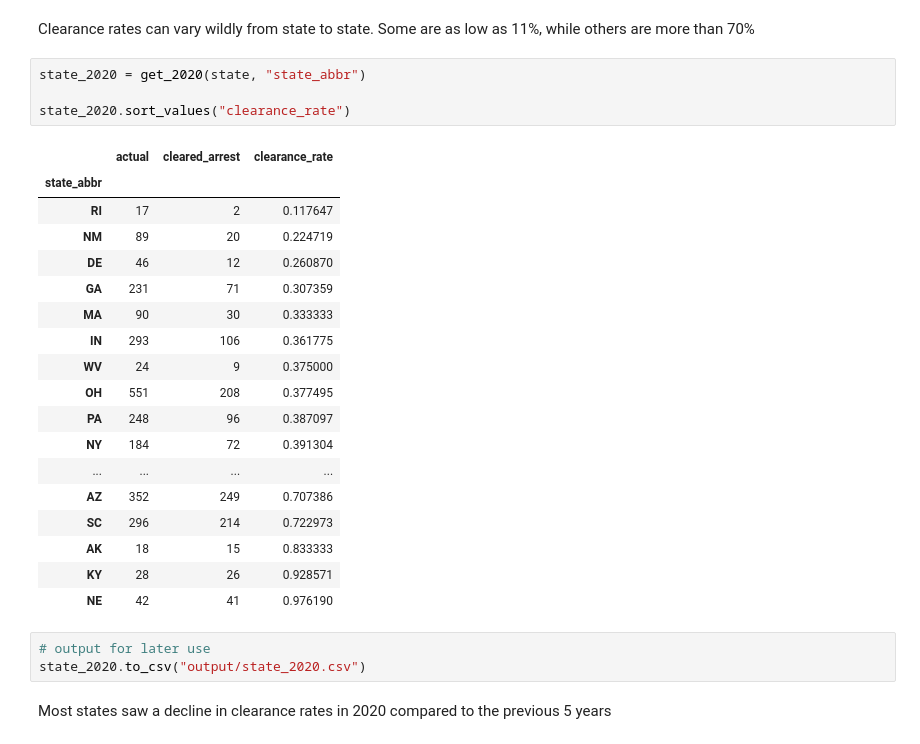
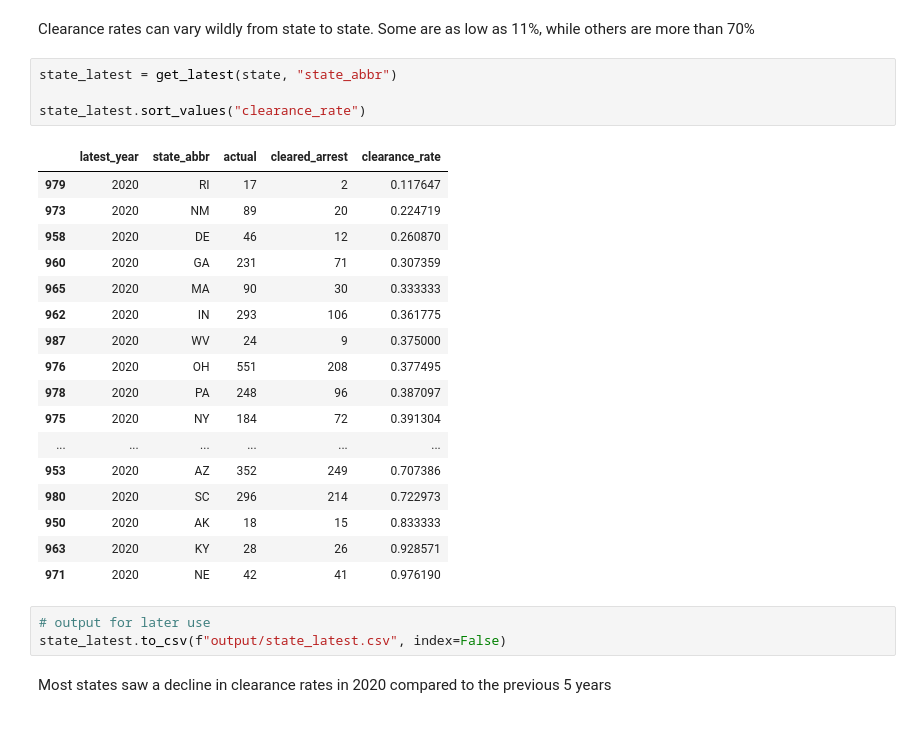
Before and after one commit to cbs-news-data/homicide-clearance-fbi-data, a Jupyter notebook: notebook/reta/src/reta.ipynb, the cells around one changed output. Saved outputs shown, nothing was run; the diff lists cells and outputs as text.

Commit message:
account for agencies that are missing 2020 data but still reported data for previous years

```diff
--- a/notebook/reta/src/reta.ipynb
+++ b/notebook/reta/src/reta.ipynb
@@ -248,31 +266,30 @@ state.to_csv("output/state.csv", index=False)
 # %% [markdown]
 Clearance rates can vary wildly from state to state. Some are as low as 11%, while others are more than 70%
 # %%
-state_2020 = get_2020(state, "state_abbr")
+state_latest = get_latest(state, "state_abbr")
 
-state_2020.sort_values("clearance_rate")
+state_latest.sort_values("clearance_rate")
 # %% [output]
-|  | actual | cleared_arrest | clearance_rate |
-| state_abbr |  |  |  |
-| RI | 17 | 2 | 0.117647 |
-| NM | 89 | 20 | 0.224719 |
-| DE | 46 | 12 | 0.260870 |
-| GA | 231 | 71 | 0.307359 |
-| MA | 90 | 30 | 0.333333 |
-| IN | 293 | 106 | 0.361775 |
-| WV | 24 | 9 | 0.375000 |
-| OH | 551 | 208 | 0.377495 |
-| PA | 248 | 96 | 0.387097 |
-| NY | 184 | 72 | 0.391304 |
-| ... | ... | ... | ... |
-| AZ | 352 | 249 | 0.707386 |
-| SC | 296 | 214 | 0.722973 |
-| AK | 18 | 15 | 0.833333 |
-| KY | 28 | 26 | 0.928571 |
-| NE | 42 | 41 | 0.976190 |
+|  | latest_year | state_abbr | actual | cleared_arrest | clearance_rate |
+| 979 | 2020 | RI | 17 | 2 | 0.117647 |
+| 973 | 2020 | NM | 89 | 20 | 0.224719 |
+| 958 | 2020 | DE | 46 | 12 | 0.260870 |
+| 960 | 2020 | GA | 231 | 71 | 0.307359 |
+| 965 | 2020 | MA | 90 | 30 | 0.333333 |
+| 962 | 2020 | IN | 293 | 106 | 0.361775 |
+| 987 | 2020 | WV | 24 | 9 | 0.375000 |
+| 976 | 2020 | OH | 551 | 208 | 0.377495 |
+| 978 | 2020 | PA | 248 | 96 | 0.387097 |
+| 975 | 2020 | NY | 184 | 72 | 0.391304 |
+| ... | ... | ... | ... | ... | ... |
+| 953 | 2020 | AZ | 352 | 249 | 0.707386 |
+| 980 | 2020 | SC | 296 | 214 | 0.722973 |
+| 950 | 2020 | AK | 18 | 15 | 0.833333 |
+| 963 | 2020 | KY | 28 | 26 | 0.928571 |
+| 971 | 2020 | NE | 42 | 41 | 0.976190 |
 # %%
 # output for later use
-state_2020.to_csv("output/state_2020.csv")
+state_latest.to_csv(f"output/state_latest.csv", index=False)
 # %% [markdown]
 Most states saw a decline in clearance rates in 2020 compared to the previous 5 years
 # %%
```
Also changed, not shown: parts of 9 cells of this notebook, 21 other files.
